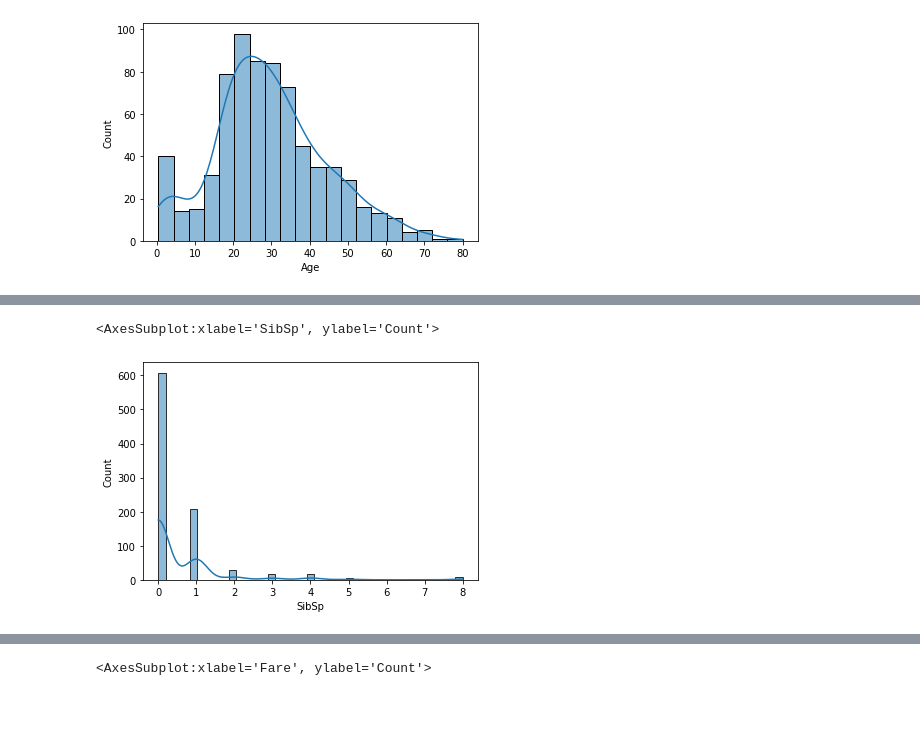
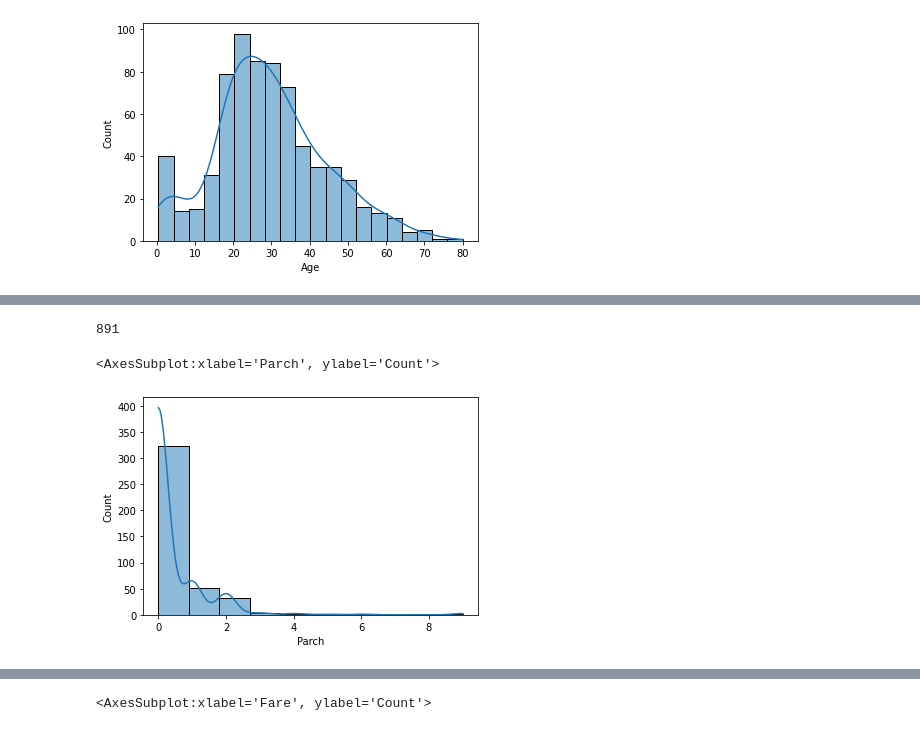
Before and after one commit to eliasvolonakis/titanic-kaggle-competition-submission, a Jupyter notebook: titanic-notebook.ipynb, the cells around one changed output, grey strips where cells are left out. Cells and saved outputs as stored; diff of their text form; code cells hidden in the pictures.

```diff
--- a/titanic-notebook.ipynb
+++ b/titanic-notebook.ipynb
@@ -153,5 +159,29 @@ sns.histplot(data = training_data['Age'], kde = True)
+# %%
+# Get rid of outlier SibSp values
+training_sibsp = [s for s in training_data['SibSp'].tolist()]
+testing_sibsp = [s for s in testing_data['SibSp'].tolist()]
+
+median_training_sibsp = np.median(training_sibsp)
+median_testing_sibsp = np.median(testing_sibsp)
+
+print(len(training_data['SibSp']))
+
+def training_sibsp_to_med(s):
+    if s >= 5:
+        return median_training_sibsp
+    return s
+
+def testing_sibsp_to_med(s):
+    if s >= 5:
+        return median_testing_sibsp
+    return s
+
+training_data["SibSp"] = training_data["SibSp"].map(training_sibsp_to_med)
+testing_data["SibSp"] = testing_data["SibSp"].map(testing_sibsp_to_med)
+# %% [output]
+891
 # %%
-sns.histplot(data = training_data['SibSp'], kde = True)
+sns.histplot(data = testing_data['Parch'], kde = True)
 # %% [output]
-<AxesSubplot:xlabel='SibSp', ylabel='Count'>
+<AxesSubplot:xlabel='Parch', ylabel='Count'>
-[figure, old version]
+[figure, new version]
```
Also changed, not shown: parts of 16 cells of this notebook.
